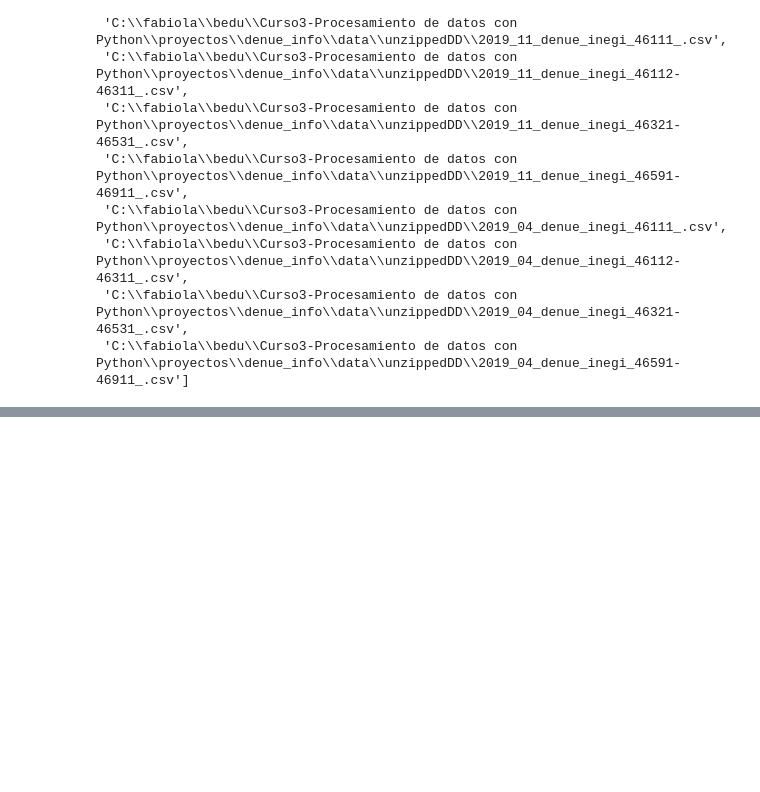
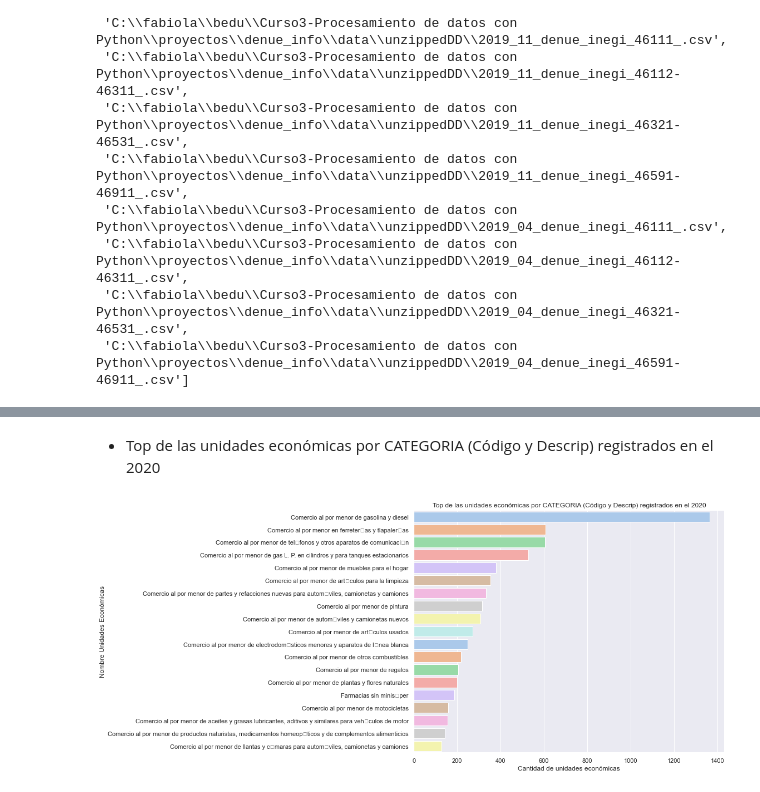
Before and after one commit to frasgado/DENUE_INFO, a Jupyter notebook: Analisis_DENUE.ipynb, the cells around one changed output, grey strips where cells are left out. Cells and saved outputs as stored; diff of their text form; code cells hidden in the pictures; blank space fills up the shorter version.

```diff
--- a/Analisis_DENUE.ipynb
+++ b/Analisis_DENUE.ipynb
@@ -335,0 +1074,19 @@ result.tail(5)
+# %%
+# Identificamos que codigos de unidades económicas se estan considerando en el dataset
+
+# Seleccionamos columnas a trabajar
+# cod_unid_econ_df = e_creadasen2020_df[['codigo_act', 'nombre_act']]
+# print(cod_unid_econ_df)
+
+# e_creadasen2020_df.codigo_act, e_creadasen2020_df.nombre_act
+
+
+cod_unid_econ_df = e_creadasen2020_df.groupby(['nombre_act']).size().reset_index(name="count")
+cod_unid_econ_df = cod_unid_econ_df.sort_values(by=['count'], ascending=False)
+cod_unid_econ_df = cod_unid_econ_df.reset_index()
+cod_unid_econ_df.drop('index', axis=1, inplace=True)
+cod_unid_econ_df.shape
+
+
+# Buscar valores código de actividad
+#t_nat_df = e_creadasen2020_df[e_creadasen2020_df["codigo_act"].isin([464111, 464112, 464113])]
@@ -335,0 +1116,14 @@ result.tail(5)
+# %% [markdown]
+- Top de las unidades económicas por CATEGORIA (Código y Descrip) registrados en el 2020
+# %%
+gh_cod_unid_econ_df = cod_unid_econ_df[1:20]
+sns.set()
+plt.figure(figsize=(10, 8))
+plt.title('Top de las unidades económicas por CATEGORIA (Código y Descrip) registrados en el 2020')
+
+sns.barplot(data=gh_cod_unid_econ_df, y='nombre_act', x='count', palette='pastel')
+plt.xlabel('Cantidad de unidades económicas')
+plt.ylabel('Nombre Unidades Económicas')
+plt.show()
+# %% [output]
+[figure, added]
```
Also changed, not shown: parts of 103 cells of this notebook, 5 other files.
